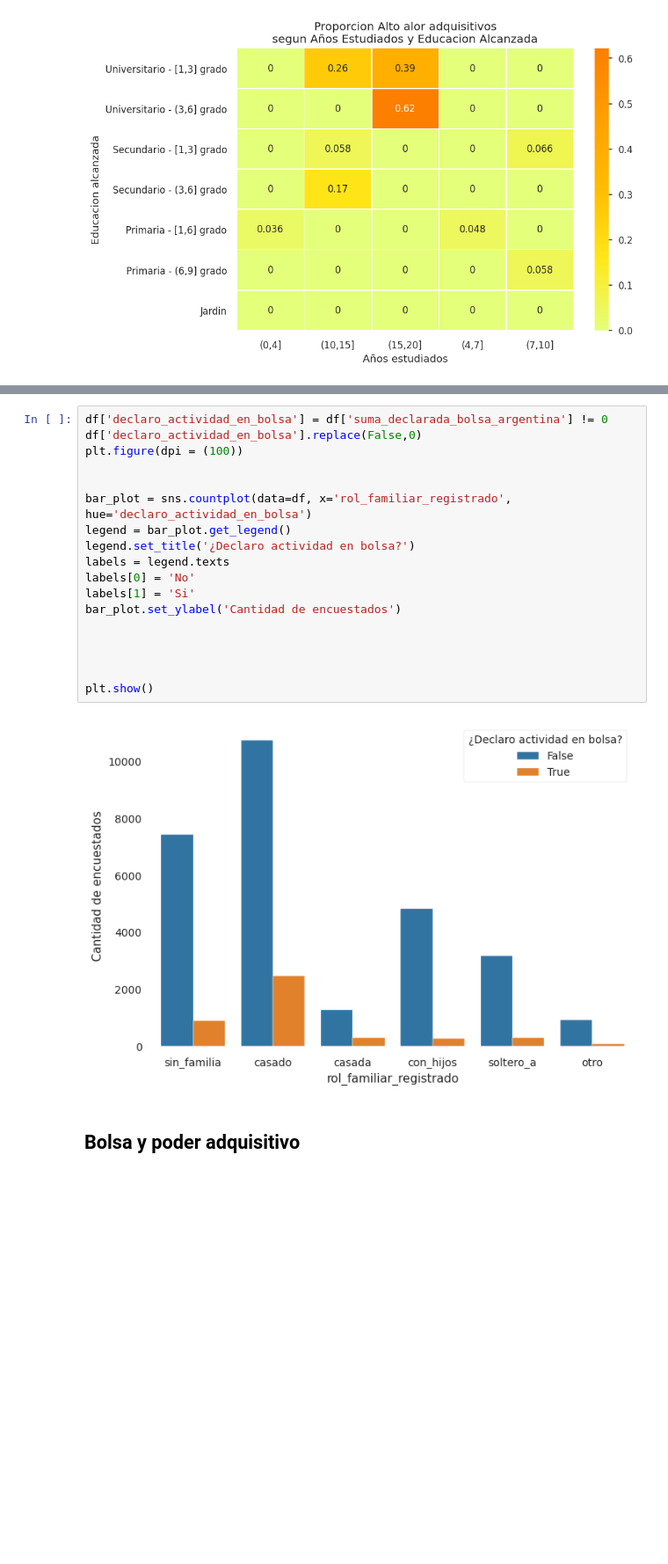
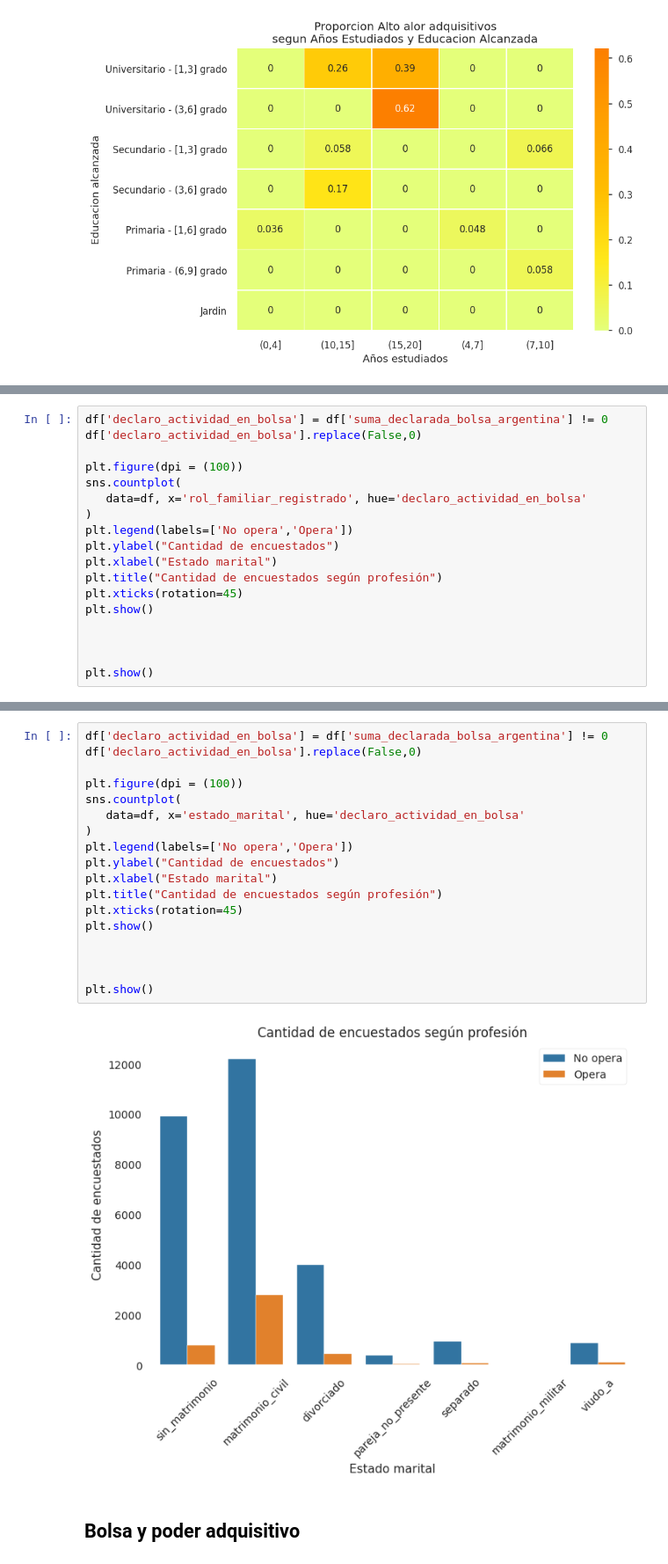
Before and after one commit to fjpacheco/machine-learning, a Jupyter notebook: notebook_definitivo.ipynb, the cells around one changed output, grey strips where cells are left out. Shown at 88% size. Saved outputs shown, nothing was run; the diff lists cells and outputs as text; blank space fills up the shorter version.

```diff
--- a/notebook_definitivo.ipynb
+++ b/notebook_definitivo.ipynb
@@ -599,0 +624,18 @@ plt.show()
+# %%
+df['declaro_actividad_en_bolsa'] = df['suma_declarada_bolsa_argentina'] != 0
+df['declaro_actividad_en_bolsa'].replace(False,0)
+
+plt.figure(dpi = (100))
+sns.countplot(
+   data=df, x='rol_familiar_registrado', hue='declaro_actividad_en_bolsa'
+)
+plt.legend(labels=['No opera','Opera'])
+plt.ylabel("Cantidad de encuestados")
+plt.xlabel("Estado marital")
+plt.title("Cantidad de encuestados según profesión")
+plt.xticks(rotation=45)
+plt.show()
+
+
+
+plt.show()
@@ -614,23 +646,23 @@ plt.show()
 # %%
 df['declaro_actividad_en_bolsa'] = df['suma_declarada_bolsa_argentina'] != 0
 df['declaro_actividad_en_bolsa'].replace(False,0)
+
 plt.figure(dpi = (100))
-
-
-bar_plot = sns.countplot(data=df, x='rol_familiar_registrado', hue='declaro_actividad_en_bolsa')
-legend = bar_plot.get_legend()
-legend.set_title('¿Declaro actividad en bolsa?')
-labels = legend.texts
-labels[0] = 'No'
-labels[1] = 'Si'
-bar_plot.set_ylabel('Cantidad de encuestados')
-
+sns.countplot(
+   data=df, x='estado_marital', hue='declaro_actividad_en_bolsa'
+)
+plt.legend(labels=['No opera','Opera'])
+plt.ylabel("Cantidad de encuestados")
+plt.xlabel("Estado marital")
+plt.title("Cantidad de encuestados según profesión")
+plt.xticks(rotation=45)
+plt.show()
 
 
 
 plt.show()
 # %% [output]
-[figure, old version]
+[figure, new version]
 # %% [markdown]
 ## Bolsa y poder adquisitivo
 # %%
```
Also changed, not shown: parts of 40 cells of this notebook, 3 other files.
